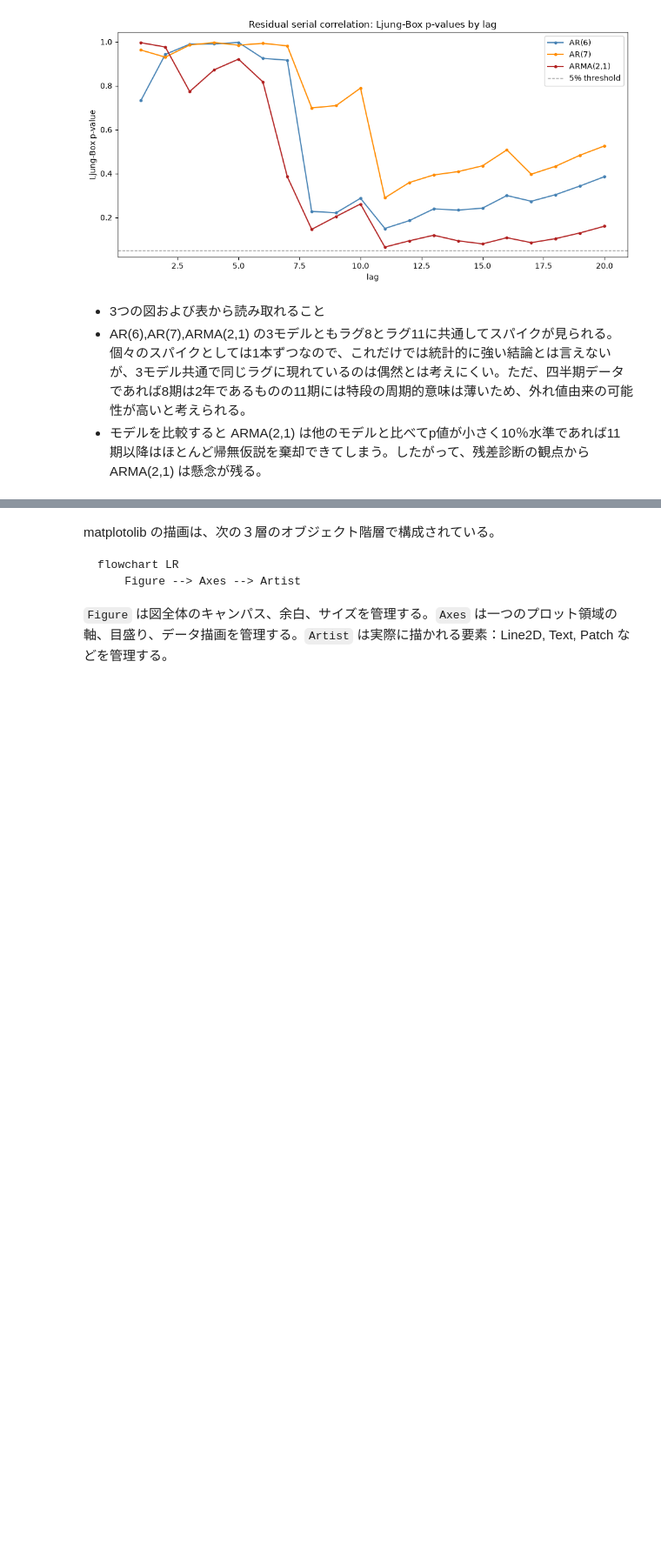
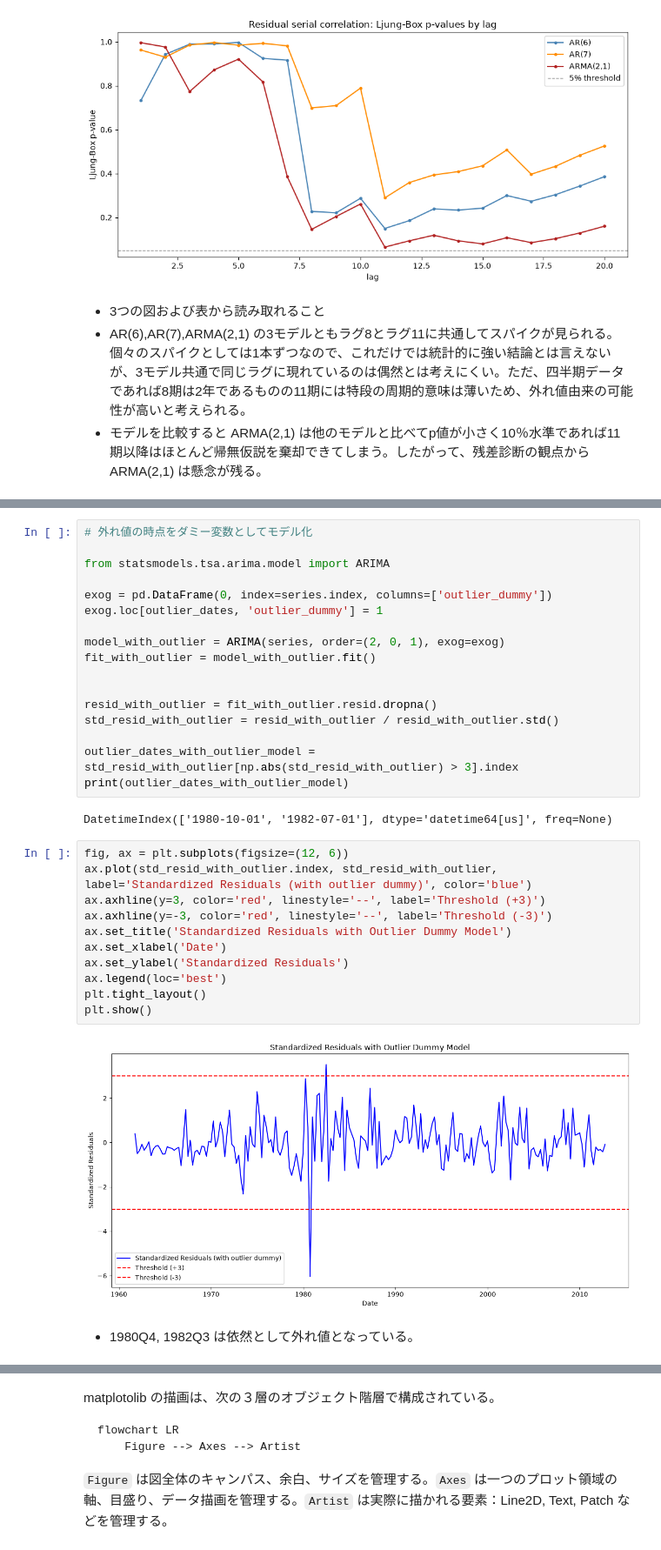
Before and after one commit to IkutoYoshioka/Time-series-analysis, a Jupyter notebook: StationaryTimeSeriesModels.ipynb, the cells around one changed output, grey strips where cells are left out. Shown at 87% size. Saved outputs shown, nothing was run; the diff lists cells and outputs as text; blank space fills up the shorter version.

```diff
--- a/StationaryTimeSeriesModels.ipynb
+++ b/StationaryTimeSeriesModels.ipynb
@@ -327,0 +363,34 @@ plt.show()
+# %%
+# 外れ値の時点をダミー変数としてモデル化
+
+from statsmodels.tsa.arima.model import ARIMA
+
+exog = pd.DataFrame(0, index=series.index, columns=['outlier_dummy'])
+exog.loc[outlier_dates, 'outlier_dummy'] = 1
+
+model_with_outlier = ARIMA(series, order=(2, 0, 1), exog=exog)
+fit_with_outlier = model_with_outlier.fit()
+
+
+resid_with_outlier = fit_with_outlier.resid.dropna()
+std_resid_with_outlier = resid_with_outlier / resid_with_outlier.std()
+
+outlier_dates_with_outlier_model = std_resid_with_outlier[np.abs(std_resid_with_outlier) > 3].index
+print(outlier_dates_with_outlier_model)
+# %% [output]
+DatetimeIndex(['1980-10-01', '1982-07-01'], dtype='datetime64[us]', freq=None)
+# %%
+fig, ax = plt.subplots(figsize=(12, 6))
+ax.plot(std_resid_with_outlier.index, std_resid_with_outlier, label='Standardized Residuals (with outlier dummy)', color='blue')
+ax.axhline(y=3, color='red', linestyle='--', label='Threshold (+3)')
+ax.axhline(y=-3, color='red', linestyle='--', label='Threshold (-3)')
+ax.set_title('Standardized Residuals with Outlier Dummy Model')
+ax.set_xlabel('Date')
+ax.set_ylabel('Standardized Residuals')
+ax.legend(loc='best')
+plt.tight_layout()
+plt.show()
+# %% [output]
+[figure, added]
+# %% [markdown]
+- 1980Q4, 1982Q3 は依然として外れ値となっている。
```
Also changed, not shown: parts of 25 cells of this notebook.
